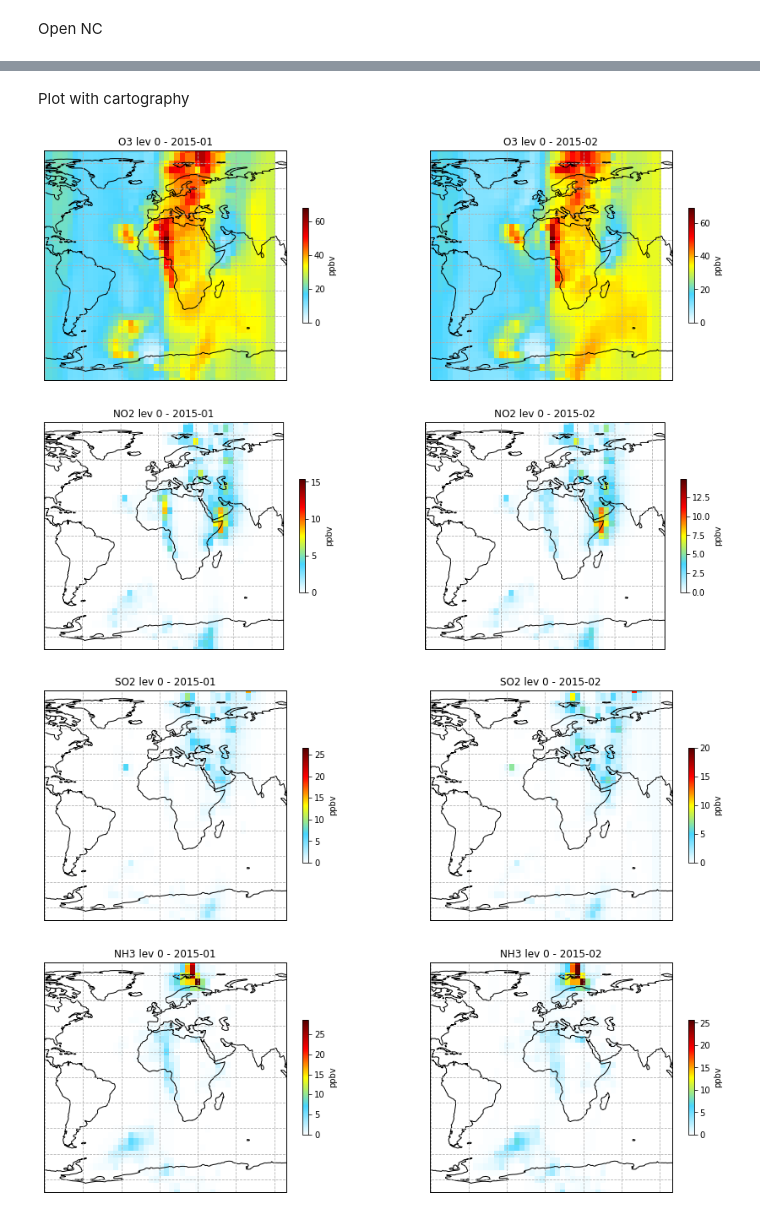
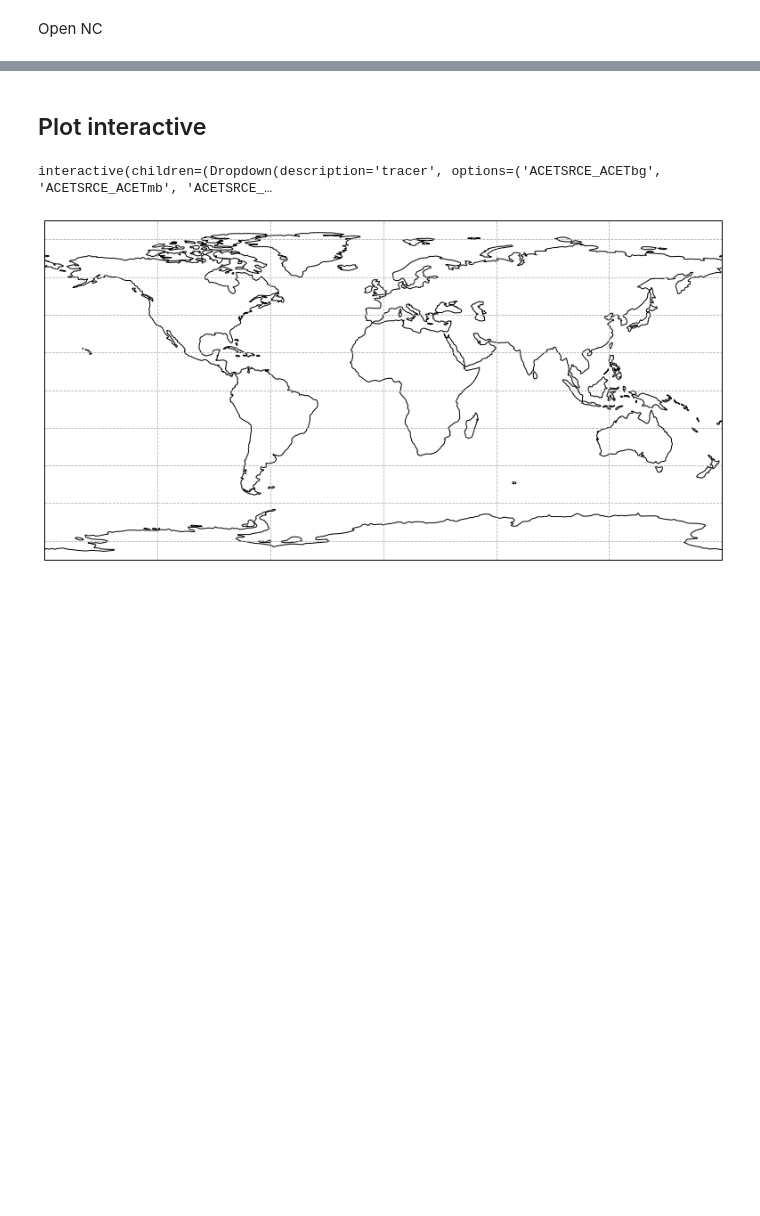
Before and after one commit to patricksferraz/geoschem-data-analysis, a Jupyter notebook: analysis.ipynb, the cells around one changed output, grey strips where cells are left out. Cells and saved outputs as stored; diff of their text form; code cells hidden in the pictures; blank space fills up the shorter version.

Commit message:
feat(analysis.ipynb): adds interactive plot

```diff
--- a/analysis.ipynb
+++ b/analysis.ipynb
@@ -144,26 +186,24 @@ for emission in emissions.values():
-# %% [markdown]
-Plot with cartography
-# %%
-for emission in emissions.values():
-    fig, axes = plt.subplots(
-        1, 2, figsize=(15, 5), subplot_kw={"projection": ccrs.PlateCarree()}
-    )
-
-    # Plot BPCH diagnotics for each time
-    for ax, t in zip(axes, rlen(times)):
-        emission.isel(time=t, lev=0).plot(
-            ax=ax,
-            cmap=WhGrYlRd,
-            vmin=0,
-            cbar_kwargs={"shrink": 0.5, "label": "ppbv"},
-        )
-        ax.set_title(f"{emission.attrs['name']} lev 0 - {times[t]}")
-        ax.coastlines()
-        ax.gridlines(linestyle="--")
-
-    plt.savefig(ARGS["fw_out"](emission.attrs["name"], 0))
-# %% [output]
-[figure, removed]
-[figure, removed]
-[figure, removed]
-[figure, removed]
+# %% [markdown]
+## Plot interactive
+# %%
+tracers = list(df_trac.data_vars)
+tracers.sort()
+# %%
+@interact(
+    tracer=Dropdown(options=tracers, continuous_update=False),
+    lev=IntSlider(min=0, max=46, step=1, continuous_update=False),
+)
+def plot_layer(tracer, lev):
+    try:
+        _ = plt.figure(figsize=[16, 7])
+        ax = plt.axes(projection=ccrs.PlateCarree())
+        ax.coastlines()
+        ax.gridlines(linestyle="--")
+
+        df_trac[tracer].isel(time=0, lev=lev).plot(ax=ax, cmap=WhGrYlRd)
+        ax.set_title(tracer + f"; lev={lev}")
+    except Exception as e:
+        print(f"{e}")
+# %% [output]
+interactive(children=(Dropdown(description='tracer', options=('ACETSRCE_ACETbg', 'ACETSRCE_ACETmb', 'ACETSRCE_…
+[figure, added]
```
Also changed, not shown: parts of 14 cells of this notebook.
